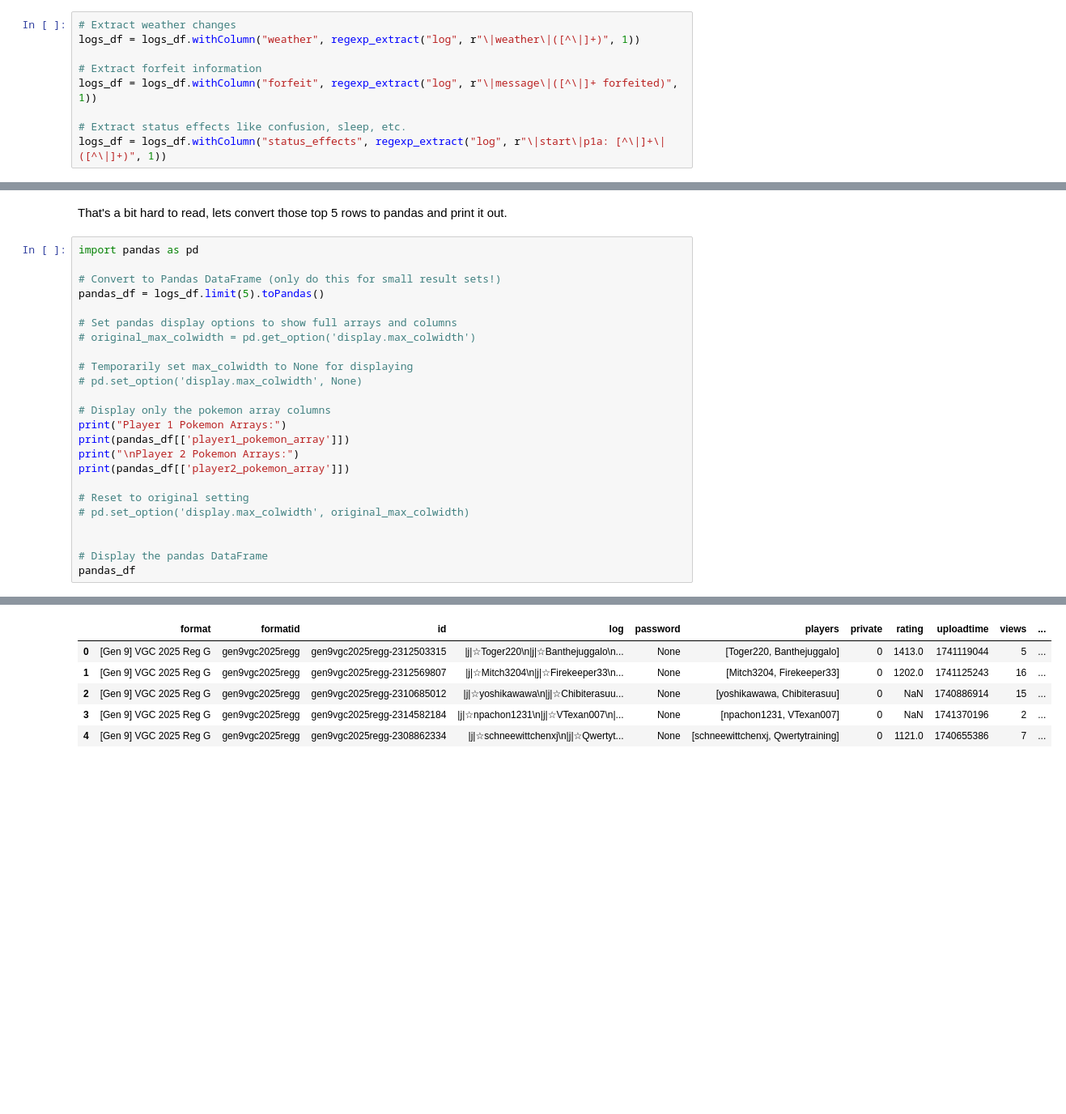
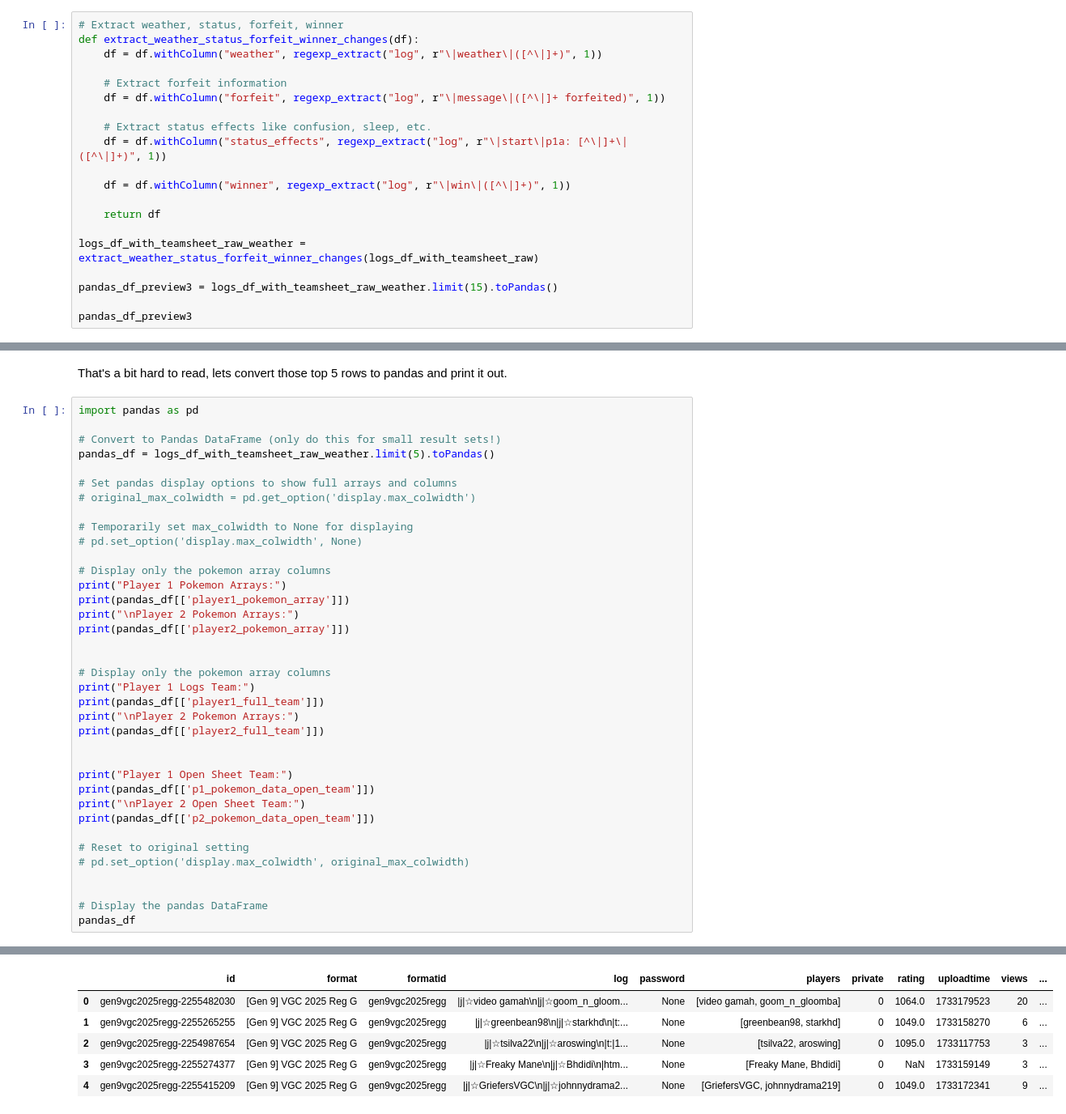
Before and after one commit to seb-patron/VGC-Analysis, a Jupyter notebook: notebooks/exploration/explore-replays.ipynb, the cells around one changed output, grey strips where cells are left out. Shown at 81% size. Drawn from its saved outputs; the diff is of its cells as text; blank space fills up the shorter version.

```diff
--- a/notebooks/exploration/explore-replays.ipynb
+++ b/notebooks/exploration/explore-replays.ipynb
@@ -100,11 +304,22 @@ logs_df = logs_df.withColumn("player2_tera_raw",
 # %% [markdown]
 Weather, Forfeits, Status Effects
 # %%
-# Extract weather changes
-logs_df = logs_df.withColumn("weather", regexp_extract("log", r"\|weather\|([^\|]+)", 1))
+# Extract weather, status, forfeit, winner
+def extract_weather_status_forfeit_winner_changes(df):
+    df = df.withColumn("weather", regexp_extract("log", r"\|weather\|([^\|]+)", 1))
 
-# Extract forfeit information
-logs_df = logs_df.withColumn("forfeit", regexp_extract("log", r"\|message\|([^\|]+ forfeited)", 1))
+    # Extract forfeit information
+    df = df.withColumn("forfeit", regexp_extract("log", r"\|message\|([^\|]+ forfeited)", 1))
 
-# Extract status effects like confusion, sleep, etc.
-logs_df = logs_df.withColumn("status_effects", regexp_extract("log", r"\|start\|p1a: [^\|]+\|([^\|]+)", 1))
+    # Extract status effects like confusion, sleep, etc.
+    df = df.withColumn("status_effects", regexp_extract("log", r"\|start\|p1a: [^\|]+\|([^\|]+)", 1))
+
+    df = df.withColumn("winner", regexp_extract("log", r"\|win\|([^\|]+)", 1))
+
+    return df
+
+logs_df_with_teamsheet_raw_weather = extract_weather_status_forfeit_winner_changes(logs_df_with_teamsheet_raw)
+
+pandas_df_preview3 = logs_df_with_teamsheet_raw_weather.limit(15).toPandas()
+
+pandas_df_preview3
@@ -134,7 +367,7 @@ That's a bit hard to read, lets convert those top 5 rows to pandas and print it
 import pandas as pd
 
 # Convert to Pandas DataFrame (only do this for small result sets!)
-pandas_df = logs_df.limit(5).toPandas()
+pandas_df = logs_df_with_teamsheet_raw_weather.limit(5).toPandas()
 
 # Set pandas display options to show full arrays and columns
 # original_max_colwidth = pd.get_option('display.max_colwidth')
@@ -148,6 +381,19 @@ print(pandas_df[['player1_pokemon_array']])
 print("\nPlayer 2 Pokemon Arrays:")
 print(pandas_df[['player2_pokemon_array']])
 
+
+# Display only the pokemon array columns
+print("Player 1 Logs Team:")
+print(pandas_df[['player1_full_team']])
+print("\nPlayer 2 Pokemon Arrays:")
+print(pandas_df[['player2_full_team']])
+
+
+print("Player 1 Open Sheet Team:")
+print(pandas_df[['p1_pokemon_data_open_team']])
+print("\nPlayer 2 Open Sheet Team:")
+print(pandas_df[['p2_pokemon_data_open_team']])
+
 # Reset to original setting
 # pd.set_option('display.max_colwidth', original_max_colwidth)
 
@@ -173,6 +421,6 @@ Player 2 Pokemon Arrays:
-|  | format | formatid | id | log | password | players | private | rating | uploadtime | views | ... |
-| 0 | [Gen 9] VGC 2025 Reg G | gen9vgc2025regg | gen9vgc2025regg-2312503315 | |j|☆Toger220\n|j|☆Banthejuggalo\n... | None | [Toger220, Banthejuggalo] | 0 | 1413.0 | 1741119044 | 5 | ... |
-| 1 | [Gen 9] VGC 2025 Reg G | gen9vgc2025regg | gen9vgc2025regg-2312569807 | |j|☆Mitch3204\n|j|☆Firekeeper33\n... | None | [Mitch3204, Firekeeper33] | 0 | 1202.0 | 1741125243 | 16 | ... |
-| 2 | [Gen 9] VGC 2025 Reg G | gen9vgc2025regg | gen9vgc2025regg-2310685012 | |j|☆yoshikawawa\n|j|☆Chibiterasuu... | None | [yoshikawawa, Chibiterasuu] | 0 | NaN | 1740886914 | 15 | ... |
-| 3 | [Gen 9] VGC 2025 Reg G | gen9vgc2025regg | gen9vgc2025regg-2314582184 | |j|☆npachon1231\n|j|☆VTexan007\n|... | None | [npachon1231, VTexan007] | 0 | NaN | 1741370196 | 2 | ... |
-| 4 | [Gen 9] VGC 2025 Reg G | gen9vgc2025regg | gen9vgc2025regg-2308862334 | |j|☆schneewittchenxj\n|j|☆Qwertyt... | None | [schneewittchenxj, Qwertytraining] | 0 | 1121.0 | 1740655386 | 7 | ... |
+|  | id | format | formatid | log | password | players | private | rating | uploadtime | views | ... |
+| 0 | gen9vgc2025regg-2255482030 | [Gen 9] VGC 2025 Reg G | gen9vgc2025regg | |j|☆video gamah\n|j|☆goom_n_gloom... | None | [video gamah, goom_n_gloomba] | 0 | 1064.0 | 1733179523 | 20 | ... |
+| 1 | gen9vgc2025regg-2255265255 | [Gen 9] VGC 2025 Reg G | gen9vgc2025regg | |j|☆greenbean98\n|j|☆starkhd\n|t:... | None | [greenbean98, starkhd] | 0 | 1049.0 | 1733158270 | 6 | ... |
+| 2 | gen9vgc2025regg-2254987654 | [Gen 9] VGC 2025 Reg G | gen9vgc2025regg | |j|☆tsilva22\n|j|☆aroswing\n|t:|1... | None | [tsilva22, aroswing] | 0 | 1095.0 | 1733117753 | 3 | ... |
+| 3 | gen9vgc2025regg-2255274377 | [Gen 9] VGC 2025 Reg G | gen9vgc2025regg | |j|☆Freaky Mane\n|j|☆Bhdidi\n|htm... | None | [Freaky Mane, Bhdidi] | 0 | NaN | 1733159149 | 3 | ... |
+| 4 | gen9vgc2025regg-2255415209 | [Gen 9] VGC 2025 Reg G | gen9vgc2025regg | |j|☆GriefersVGC\n|j|☆johnnydrama2... | None | [GriefersVGC, johnnydrama219] | 0 | 1049.0 | 1733172341 | 9 | ... |
```
Also changed, not shown: parts of 14 cells of this notebook, 8 other files.
